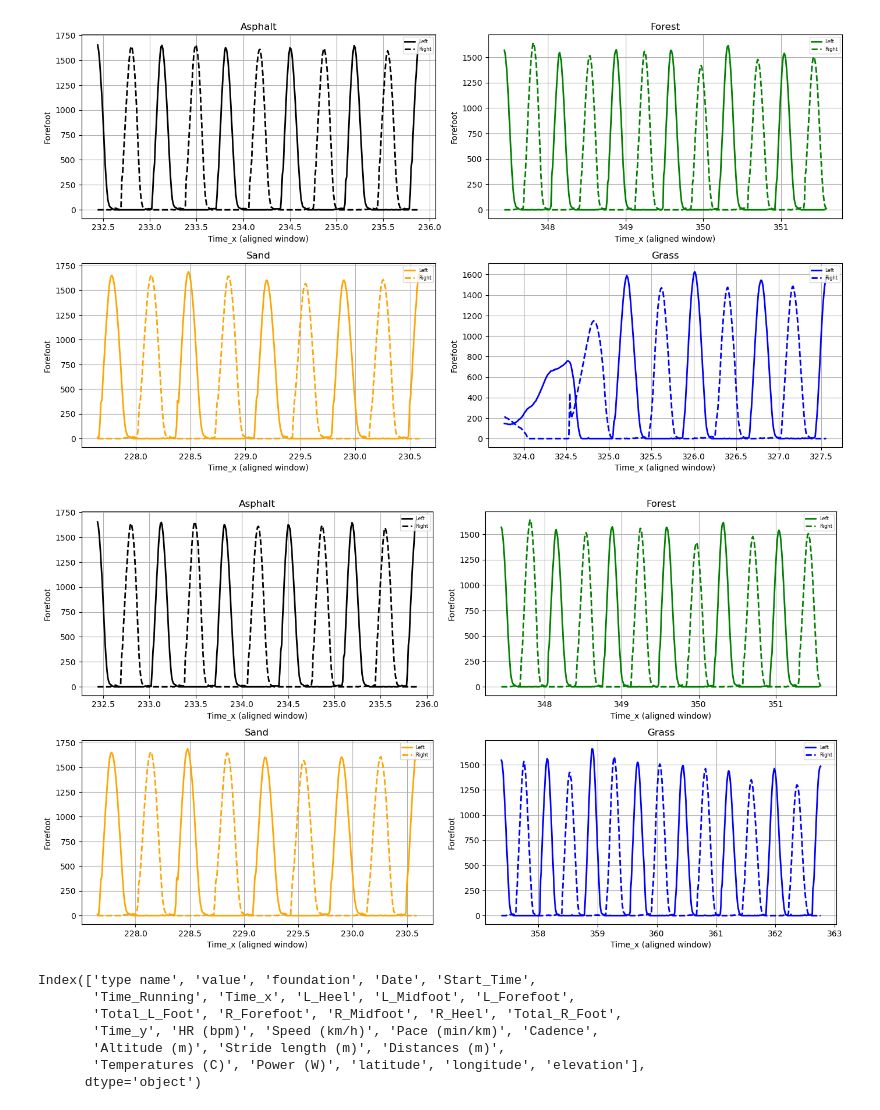
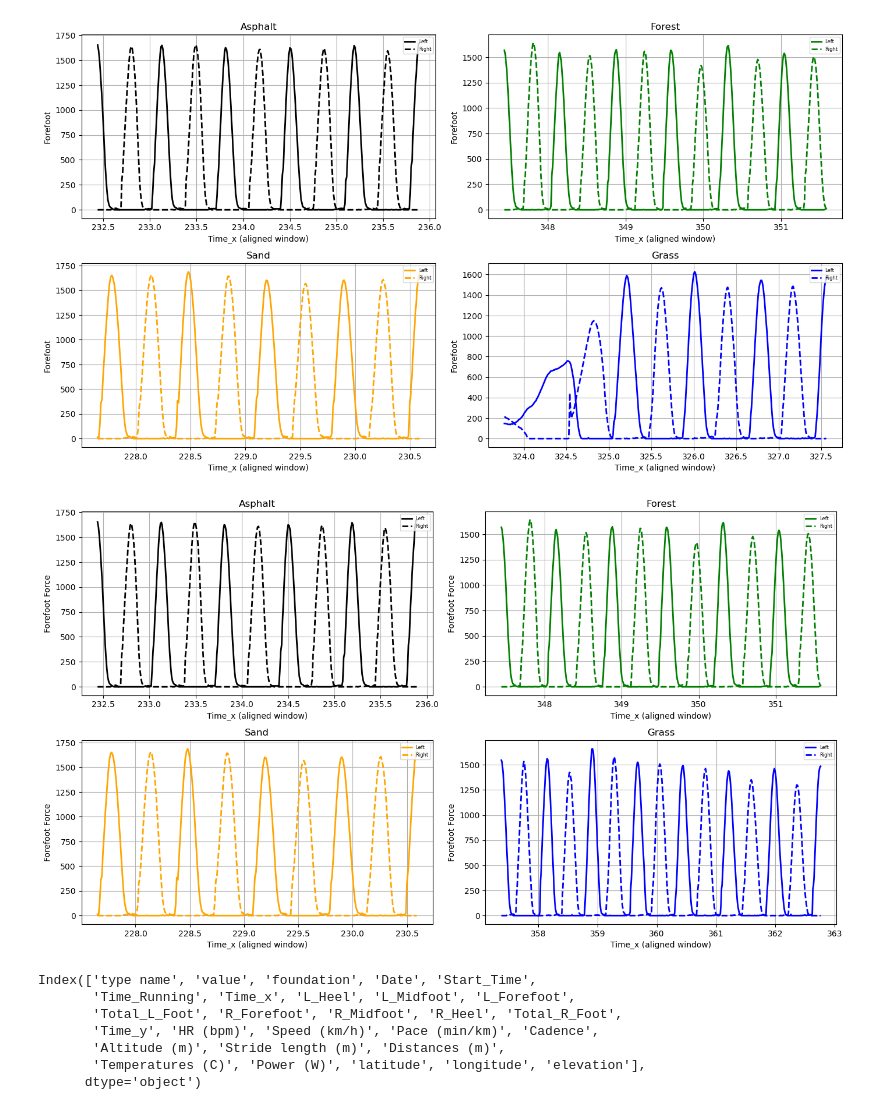
Before and after one commit to Fatemeh-aboulhassani/Movement-Analysis, a Jupyter notebook: notebooks/3. Analysis Foot HeartRate GPX.ipynb, the cells around one changed output. Drawn from its saved outputs; the diff is of its cells as text; code cells hidden in the pictures.

```diff
--- a/notebooks/3. Analysis Foot HeartRate GPX.ipynb
+++ b/notebooks/3. Analysis Foot HeartRate GPX.ipynb
@@ -1596,7 +1676,7 @@ Index(['Time_L', 'Total_L_forcefoot', 'Time_R', 'Total_R_forcefoot'], dtype='obj
 # %%
 
 
-mask_step = 50  # threshold for ground/air
+mask_step = 100  # threshold for ground/air
 
 surfaces = {
     "Asphalt": Asphalt_S07_01_341_Date_2025_11_17_Time_10_09_36.copy(),
@@ -1872,35 +1979,35 @@ axes = axes.ravel()
 for ax, (surface, df) in zip(axes, surfaces.items()):
     df = df[[time_col, "L_Forefoot", "R_Forefoot"]].dropna().sort_values(time_col)
 
     if surface == "Grass":
         t0, t1 = middle_window_grass(df, "L_Forefoot", prom_ratio=0.25)
     else:
         t0, t1 = middle_window(df, "L_Forefoot")
 
     seg = slice_time(df, t0, t1)
     t_ref = seg[time_col].to_numpy()
     yL = seg["L_Forefoot"].to_numpy()
     yR = seg["R_Forefoot"].to_numpy()
 
     ax.plot(t_ref, yL, lw=2, color=colors[surface], label="Left")
     ax.plot(t_ref, yR, lw=2, color=colors[surface], ls="--", label="Right")
 
     ax.set_title(surface)
     ax.set_xlabel("Time_x (aligned window)")
-    ax.set_ylabel("Forefoot")
+    ax.set_ylabel("Forefoot Force")
     ax.grid(True)
     ax.legend(loc="upper right", fontsize=6)
 
 plt.tight_layout(pad=1)
 plt.savefig(
     r"C:/Users/abolhassni/Desktop/TU Darmstadt/Term 2/bewegung/Bilder/5_Schritte.png",
     dpi=300,
     transparent=True,
     bbox_inches="tight"
 )
 plt.show()
 # %% [output]
-[figure, old version]
+[figure, new version]
 # %%
 df_col.columns
 # %% [output]
```
Also changed, not shown: parts of 14 cells of this notebook.
